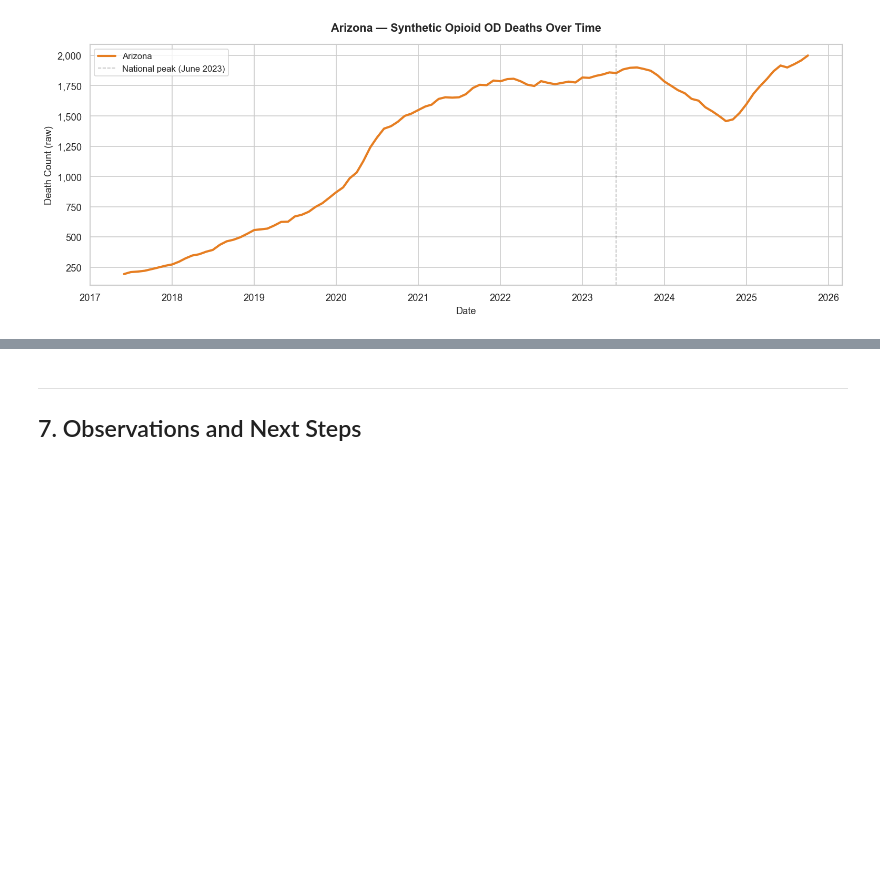
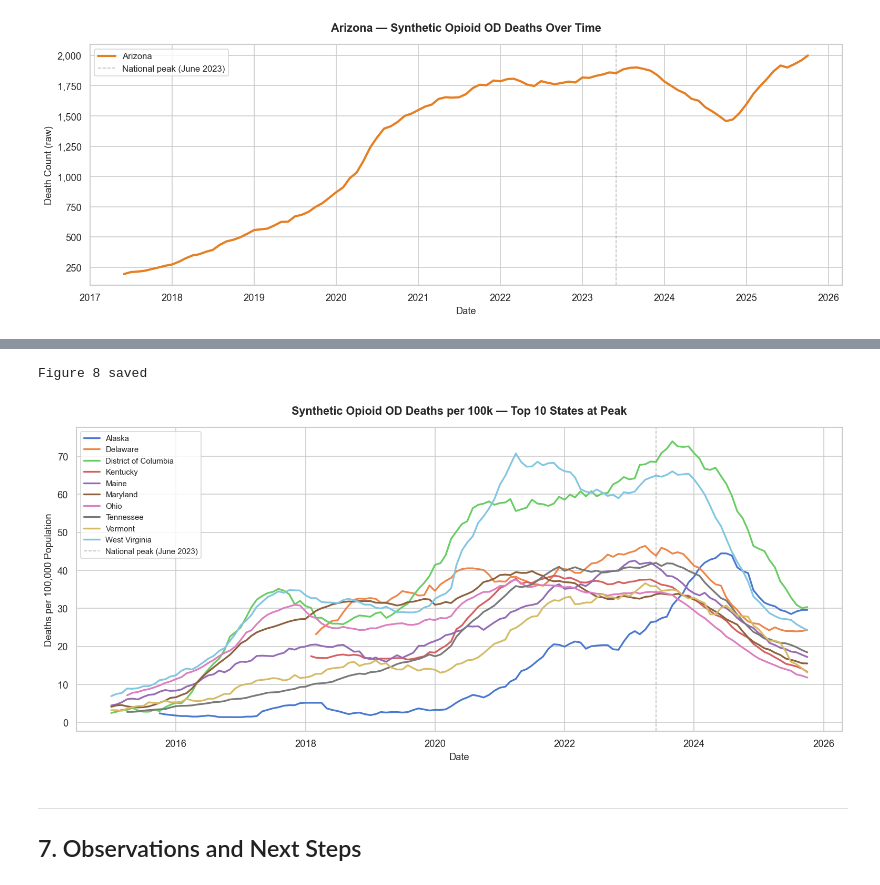
Before and after one commit to mitchellyorkey/fentanyl-odd, a Jupyter notebook: notebooks/03_eda_state_level.ipynb, the cells around one changed output, grey strips where cells are left out. Drawn from its saved outputs; the diff is of its cells as text; code cells hidden in the pictures; blank space fills up the shorter version.

```diff
--- a/notebooks/03_eda_state_level.ipynb
+++ b/notebooks/03_eda_state_level.ipynb
@@ -549,3 +795,36 @@ Figure 6 saved
+# %%
+# ── Figure 8: Per capita trend over time — top 10 states at peak ──────────
+top10_states = df_peak_percapita.head(10)['state_name'].tolist()
+
+df_top10 = df_percapita[df_percapita['state_name'].isin(top10_states)]
+
+fig, ax = plt.subplots(figsize=(13, 6))
+
+for state, group in df_top10.groupby('state_name'):
+    ax.plot(
+        group['date'].to_numpy(),
+        group['od_per_100k'].to_numpy(),
+        linewidth=2, label=state
+    )
+
+ax.axvline(PEAK_DATE, color='gray', linestyle='--', alpha=0.5, linewidth=1,
+           label=f'National peak ({PEAK_DATE.strftime("%B %Y")})')
+
+ax.set_title(
+    'Synthetic Opioid OD Deaths per 100k — Top 10 States at Peak',
+    fontsize=13, fontweight='bold', pad=15
+)
+ax.set_xlabel('Date', fontsize=11)
+ax.set_ylabel('Deaths per 100,000 Population', fontsize=11)
+ax.legend(fontsize=9, loc='upper left')
+
+plt.tight_layout()
+plt.savefig(FIG_DIR / '03_fig8_top10_percapita_trend.png', dpi=150)
+print('Figure 8 saved')
+plt.show()
+# %% [output]
+Figure 8 saved
+[figure, added]
 # %% [markdown]
 ---
 ## 7. Observations and Next Steps
```
Also changed, not shown: parts of 8 cells of this notebook, 4 other files.
